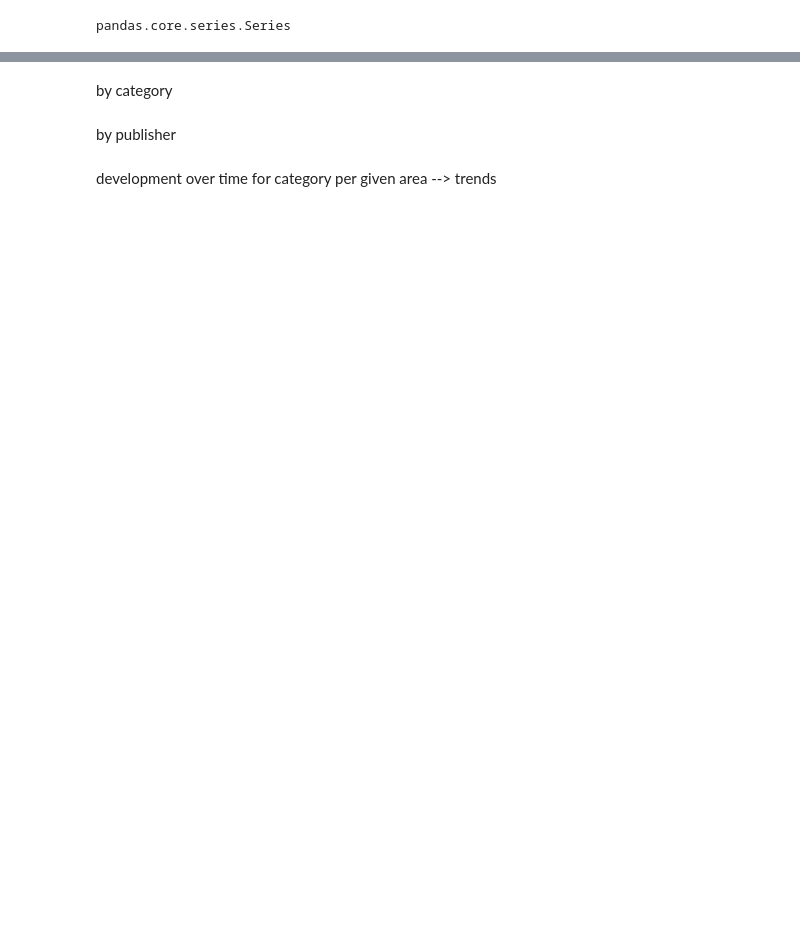
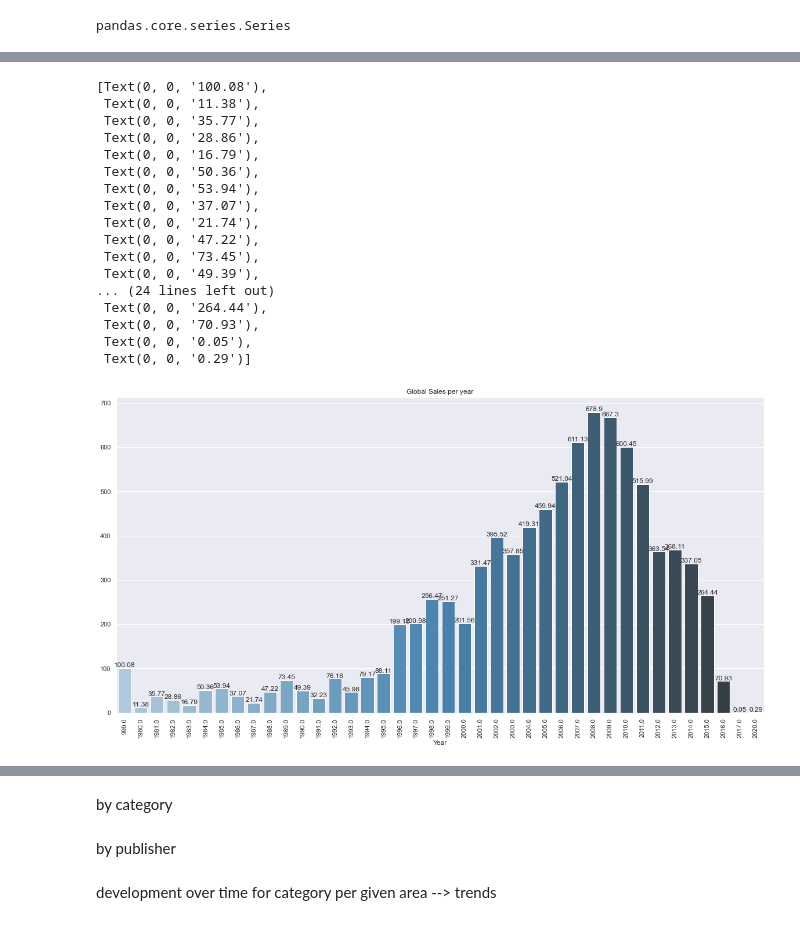
Before and after one commit to wihe96/data_portfolio, a Jupyter notebook: video_games_sales_analysis.ipynb, the cells around one changed output, grey strips where cells are left out. Saved outputs shown, nothing was run; the diff lists cells and outputs as text; code cells hidden in the pictures; blank space fills up the shorter version.

```diff
--- a/video_games_sales_analysis.ipynb
+++ b/video_games_sales_analysis.ipynb
@@ -191,5 +191,6 @@ by year
 # %%
 g_published_y = df.groupby('year').name.count()
+s_y = df.groupby('year').global_sales.sum()
 type(g_published_y)
 # %% [output]
 pandas.core.series.Series
@@ -200,0 +223,26 @@ sns.barplot(g_published_y.index, g_published_y.values)
+# %%
+plt.figure(figsize=(20,10))
+plt.xticks(rotation=90)
+ax2=sns.barplot(s_y.index, s_y.values, palette=("Blues_d"))
+plt.xlabel("Year")
+plt.title("Global Sales per year")
+ax2.bar_label(ax2.containers[0])
+# %% [output]
+[Text(0, 0, '100.08'),
+ Text(0, 0, '11.38'),
+ Text(0, 0, '35.77'),
+ Text(0, 0, '28.86'),
+ Text(0, 0, '16.79'),
+ Text(0, 0, '50.36'),
+ Text(0, 0, '53.94'),
+ Text(0, 0, '37.07'),
+ Text(0, 0, '21.74'),
+ Text(0, 0, '47.22'),
+ Text(0, 0, '73.45'),
+ Text(0, 0, '49.39'),
+... (24 lines left out)
+ Text(0, 0, '264.44'),
+ Text(0, 0, '70.93'),
+ Text(0, 0, '0.05'),
+ Text(0, 0, '0.29')]
+[figure, added]
```
Also changed, not shown: parts of 10 cells of this notebook.
